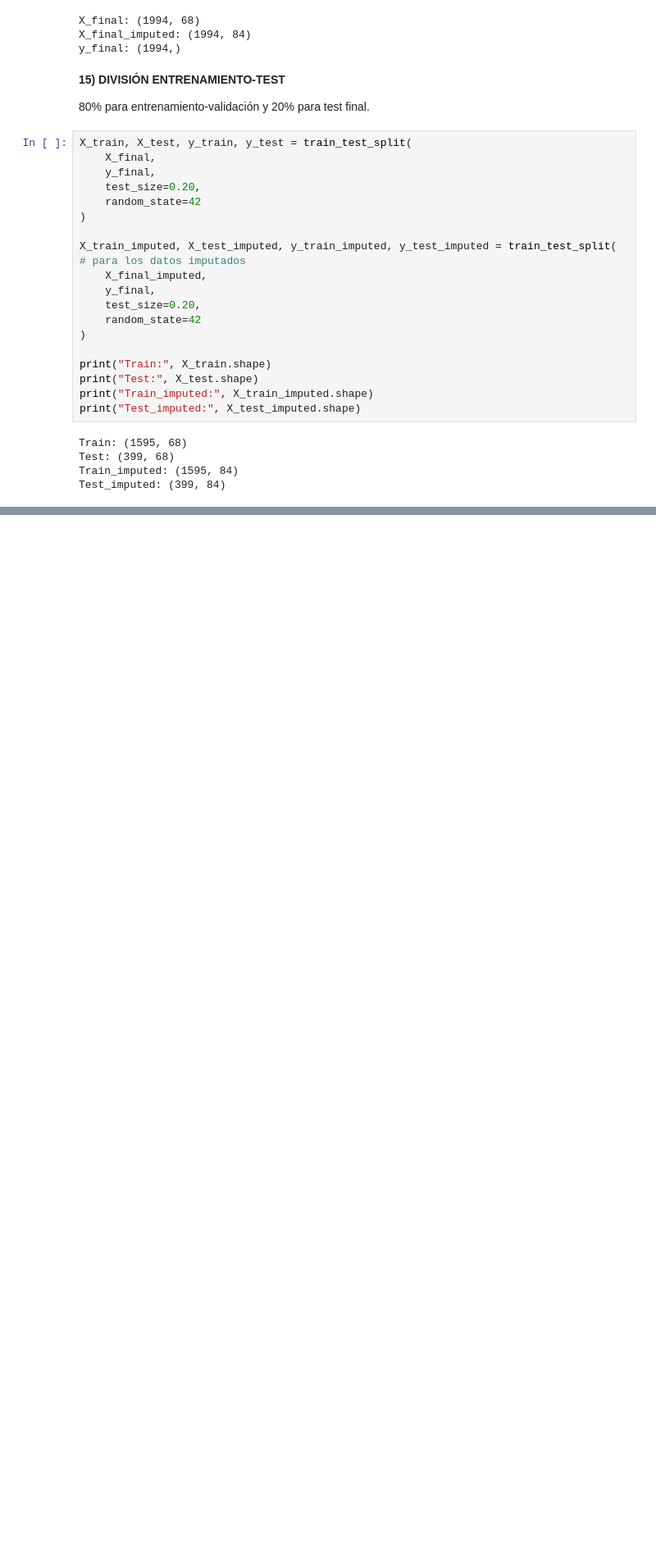
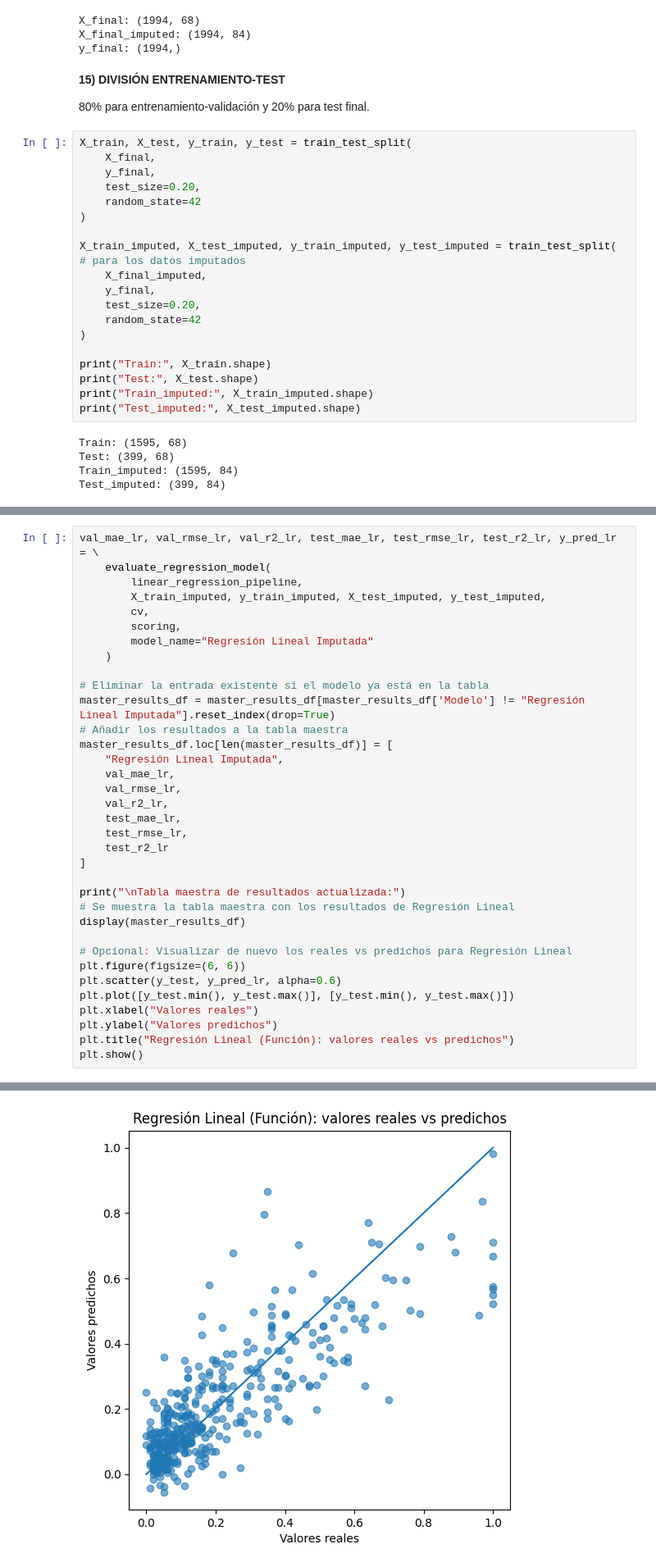
Before and after one commit to josemesa0112/machine-learning-repository, a Jupyter notebook: Machine_Learning_applied_to_Crime_Prediction.ipynb, the cells around one changed output, grey strips where cells are left out. Shown at 82% size. Saved outputs shown, nothing was run; the diff lists cells and outputs as text; blank space fills up the shorter version.

```diff
--- a/Machine_Learning_applied_to_Crime_Prediction.ipynb
+++ b/Machine_Learning_applied_to_Crime_Prediction.ipynb
@@ -405,0 +623,36 @@ Test_imputed: (399, 84)
+# %%
+val_mae_lr, val_rmse_lr, val_r2_lr, test_mae_lr, test_rmse_lr, test_r2_lr, y_pred_lr = \
+    evaluate_regression_model(
+        linear_regression_pipeline,
+        X_train_imputed, y_train_imputed, X_test_imputed, y_test_imputed,
+        cv,
+        scoring,
+        model_name="Regresión Lineal Imputada"
+    )
+
+# Eliminar la entrada existente si el modelo ya está en la tabla
+master_results_df = master_results_df[master_results_df['Modelo'] != "Regresión Lineal Imputada"].reset_index(drop=True)
+# Añadir los resultados a la tabla maestra
+master_results_df.loc[len(master_results_df)] = [
+    "Regresión Lineal Imputada",
+    val_mae_lr,
+    val_rmse_lr,
+    val_r2_lr,
+    test_mae_lr,
+    test_rmse_lr,
+    test_r2_lr
+]
+
+print("\nTabla maestra de resultados actualizada:")
+# Se muestra la tabla maestra con los resultados de Regresión Lineal
+display(master_results_df)
+
+# Opcional: Visualizar de nuevo los reales vs predichos para Regresión Lineal
+plt.figure(figsize=(6, 6))
+plt.scatter(y_test, y_pred_lr, alpha=0.6)
+plt.plot([y_test.min(), y_test.max()], [y_test.min(), y_test.max()])
+plt.xlabel("Valores reales")
+plt.ylabel("Valores predichos")
+plt.title("Regresión Lineal (Función): valores reales vs predichos")
+plt.show()
+# %% [output]
@@ -405,0 +679 @@ Test_imputed: (399, 84)
+[figure, added]
```
Also changed, not shown: parts of 16 cells of this notebook.
